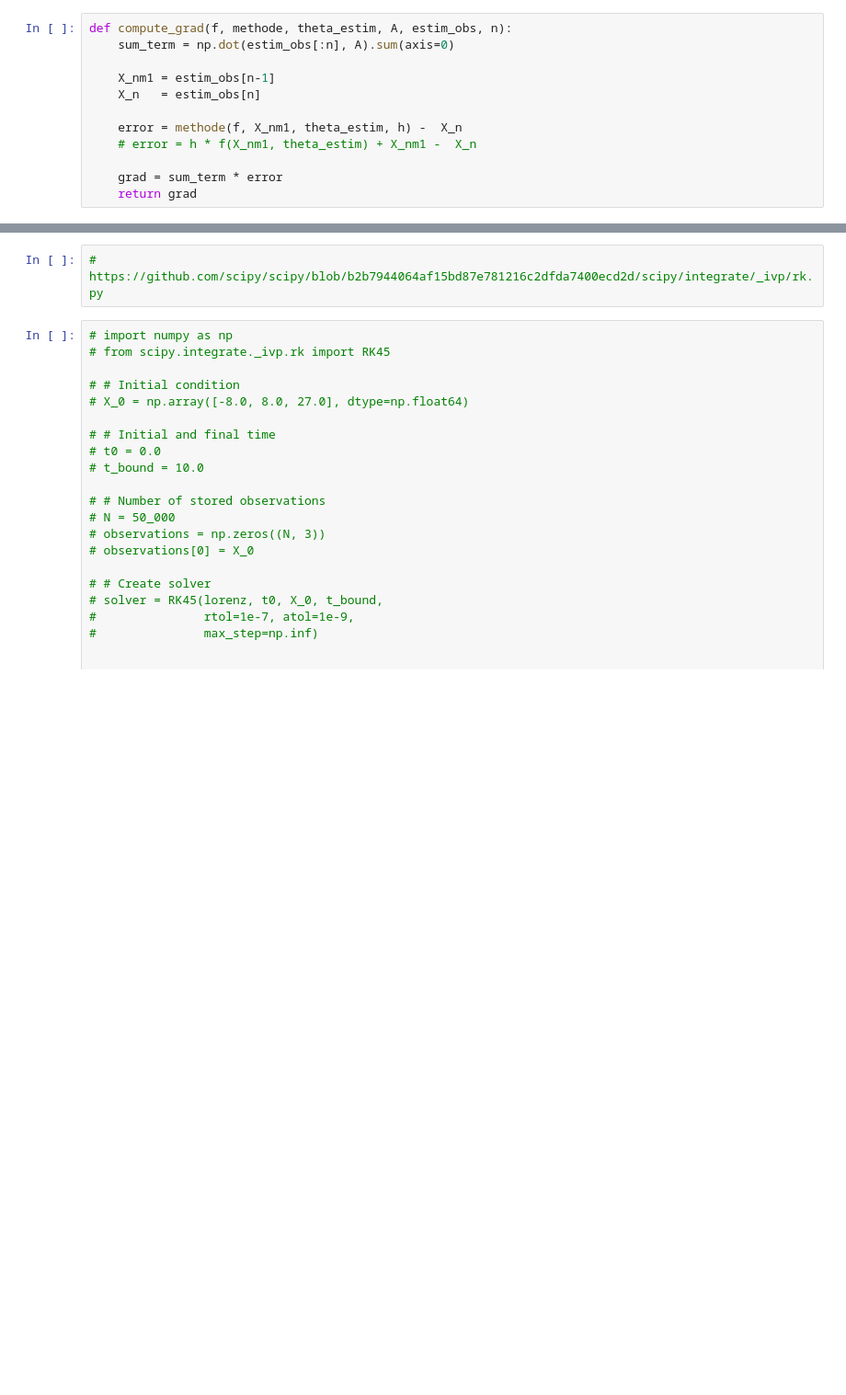
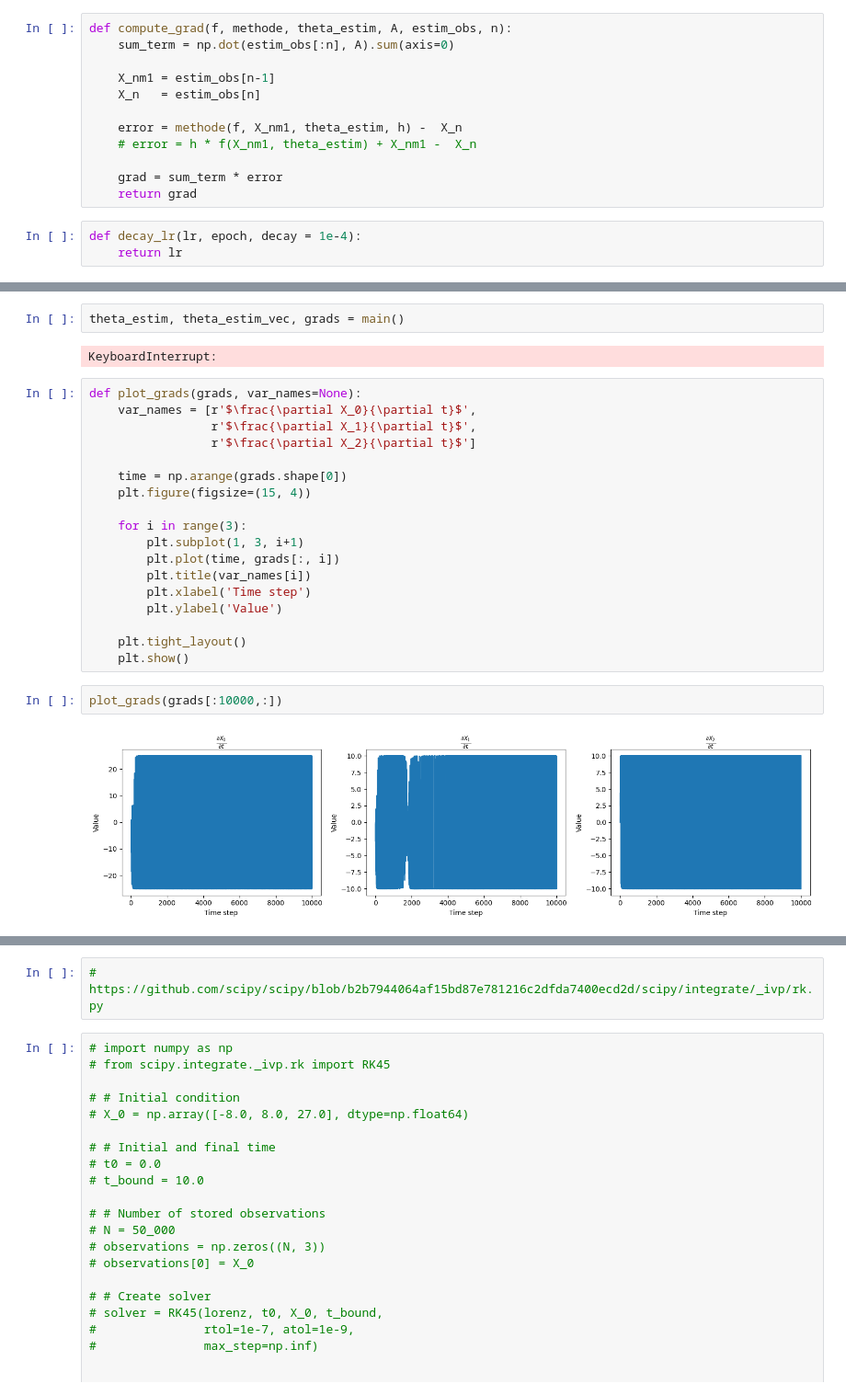
Before and after one commit to Gautier2Marsac/Parameter-learning-in-dynamical-systems, a Jupyter notebook: sgd.ipynb, the cells around one changed output, grey strips where cells are left out. Shown at 92% size. Saved outputs shown, nothing was run; the diff lists cells and outputs as text; blank space fills up the shorter version.

```diff
--- a/sgd.ipynb
+++ b/sgd.ipynb
@@ -60,3 +65,6 @@ def compute_grad(f, methode, theta_estim, A, estim_obs, n):
 
     grad = sum_term * error
     return grad
+# %%
+def decay_lr(lr, epoch, decay = 1e-4):
+    return lr
@@ -84 +138,27 @@ for n in tqdm(range(1, nbr_epochs)):
+# %%
+theta_estim, theta_estim_vec, grads = main()
+# %% [output]
+KeyboardInterrupt:
+# %%
+def plot_grads(grads, var_names=None):
+    var_names = [r'$\frac{\partial X_0}{\partial t}$',
+                 r'$\frac{\partial X_1}{\partial t}$',
+                 r'$\frac{\partial X_2}{\partial t}$']
+
+    time = np.arange(grads.shape[0])
+    plt.figure(figsize=(15, 4))
+
+    for i in range(3):
+        plt.subplot(1, 3, i+1)
+        plt.plot(time, grads[:, i])
+        plt.title(var_names[i])
+        plt.xlabel('Time step')
+        plt.ylabel('Value')
+
+    plt.tight_layout()
+    plt.show()
+# %%
+plot_grads(grads[:10000,:])
+# %% [output]
+[figure, added]
 # %%
```
Also changed, not shown: parts of 14 cells of this notebook, 2 other files.
